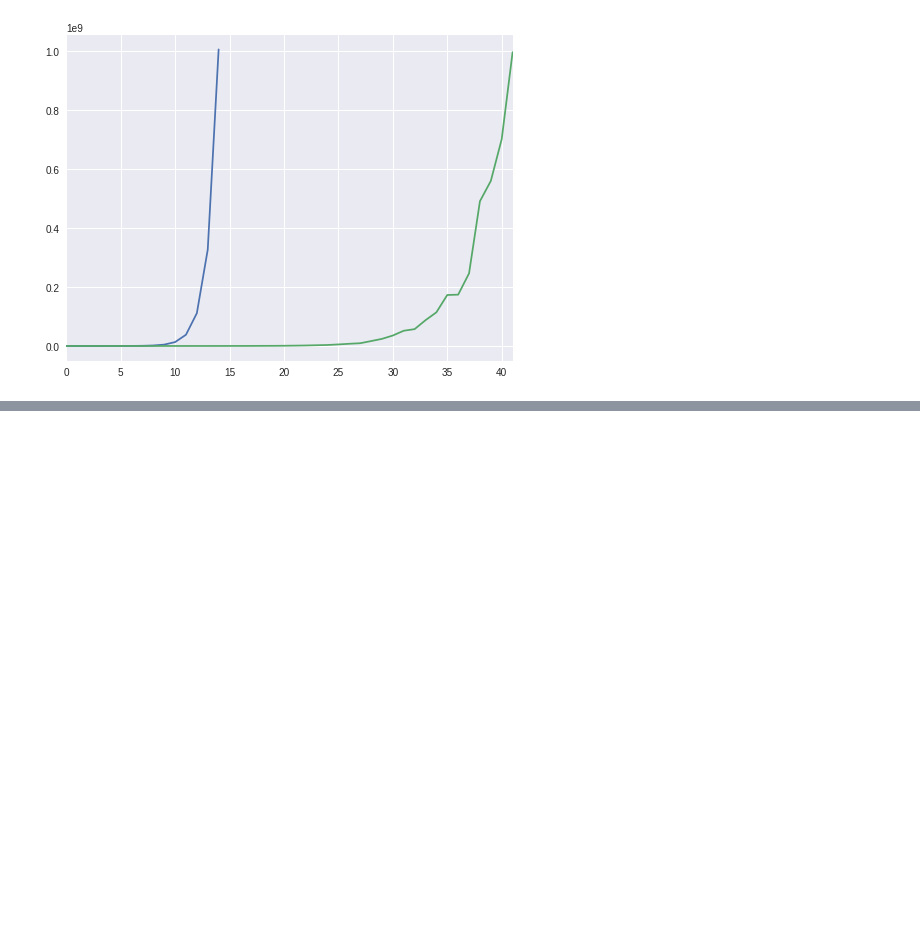
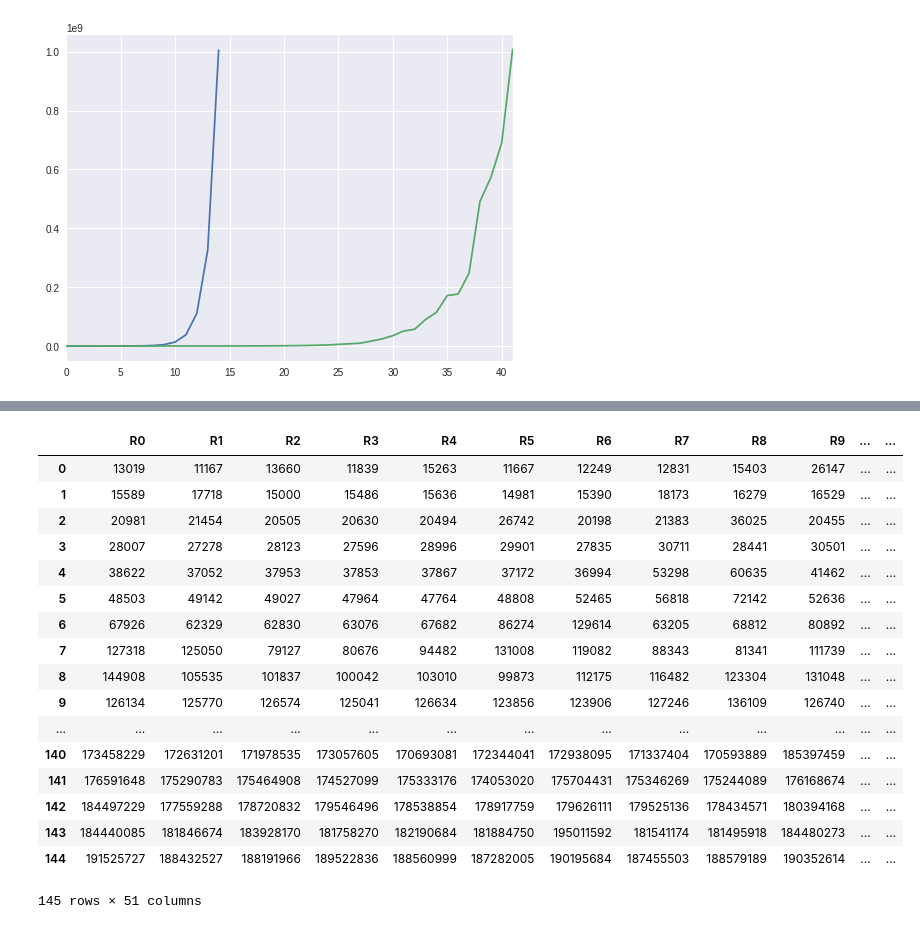
Before and after one commit to JonSeijo/algo3-tp1, a Jupyter notebook: experimentos/Graficador random.ipynb, the cells around one changed output, grey strips where cells are left out. Cells and saved outputs as stored; diff of their text form; code cells hidden in the pictures; blank space fills up the shorter version.

```diff
--- a/experimentos/Graficador random.ipynb
+++ b/experimentos/Graficador random.ipynb
@@ -70,0 +95,24 @@ plt.show()
+# %%
+datos_bottomup_random = pd.read_csv('../datos/bottomup/random.csv')
+datos_bottomup_random.drop(datos_bottomup_random.columns[50], axis = 1,inplace=True) # Borro columna fea
+datos_bottomup_random['mean'] = datos_bottomup_random.mean(axis = 1)
+datos_bottomup_random
+# %% [output]
+|  | R0 | R1 | R2 | R3 | R4 | R5 | R6 | R7 | R8 | R9 | ... | ... |
+| 0 | 13019 | 11167 | 13660 | 11839 | 15263 | 11667 | 12249 | 12831 | 15403 | 26147 | ... | ... |
+| 1 | 15589 | 17718 | 15000 | 15486 | 15636 | 14981 | 15390 | 18173 | 16279 | 16529 | ... | ... |
+| 2 | 20981 | 21454 | 20505 | 20630 | 20494 | 26742 | 20198 | 21383 | 36025 | 20455 | ... | ... |
+| 3 | 28007 | 27278 | 28123 | 27596 | 28996 | 29901 | 27835 | 30711 | 28441 | 30501 | ... | ... |
+| 4 | 38622 | 37052 | 37953 | 37853 | 37867 | 37172 | 36994 | 53298 | 60635 | 41462 | ... | ... |
+| 5 | 48503 | 49142 | 49027 | 47964 | 47764 | 48808 | 52465 | 56818 | 72142 | 52636 | ... | ... |
+| 6 | 67926 | 62329 | 62830 | 63076 | 67682 | 86274 | 129614 | 63205 | 68812 | 80892 | ... | ... |
+| 7 | 127318 | 125050 | 79127 | 80676 | 94482 | 131008 | 119082 | 88343 | 81341 | 111739 | ... | ... |
+| 8 | 144908 | 105535 | 101837 | 100042 | 103010 | 99873 | 112175 | 116482 | 123304 | 131048 | ... | ... |
+| 9 | 126134 | 125770 | 126574 | 125041 | 126634 | 123856 | 123906 | 127246 | 136109 | 126740 | ... | ... |
+| ... | ... | ... | ... | ... | ... | ... | ... | ... | ... | ... | ... | ... |
+| 140 | 173458229 | 172631201 | 171978535 | 173057605 | 170693081 | 172344041 | 172938095 | 171337404 | 170593889 | 185397459 | ... | ... |
+| 141 | 176591648 | 175290783 | 175464908 | 174527099 | 175333176 | 174053020 | 175704431 | 175346269 | 175244089 | 176168674 | ... | ... |
+| 142 | 184497229 | 177559288 | 178720832 | 179546496 | 178538854 | 178917759 | 179626111 | 179525136 | 178434571 | 180394168 | ... | ... |
+| 143 | 184440085 | 181846674 | 183928170 | 181758270 | 182190684 | 181884750 | 195011592 | 181541174 | 181495918 | 184480273 | ... | ... |
+| 144 | 191525727 | 188432527 | 188191966 | 189522836 | 188560999 | 187282005 | 190195684 | 187455503 | 188579189 | 190352614 | ... | ... |
+145 rows × 51 columns
```
Also changed, not shown: parts of 3 cells of this notebook, 1 other file.
